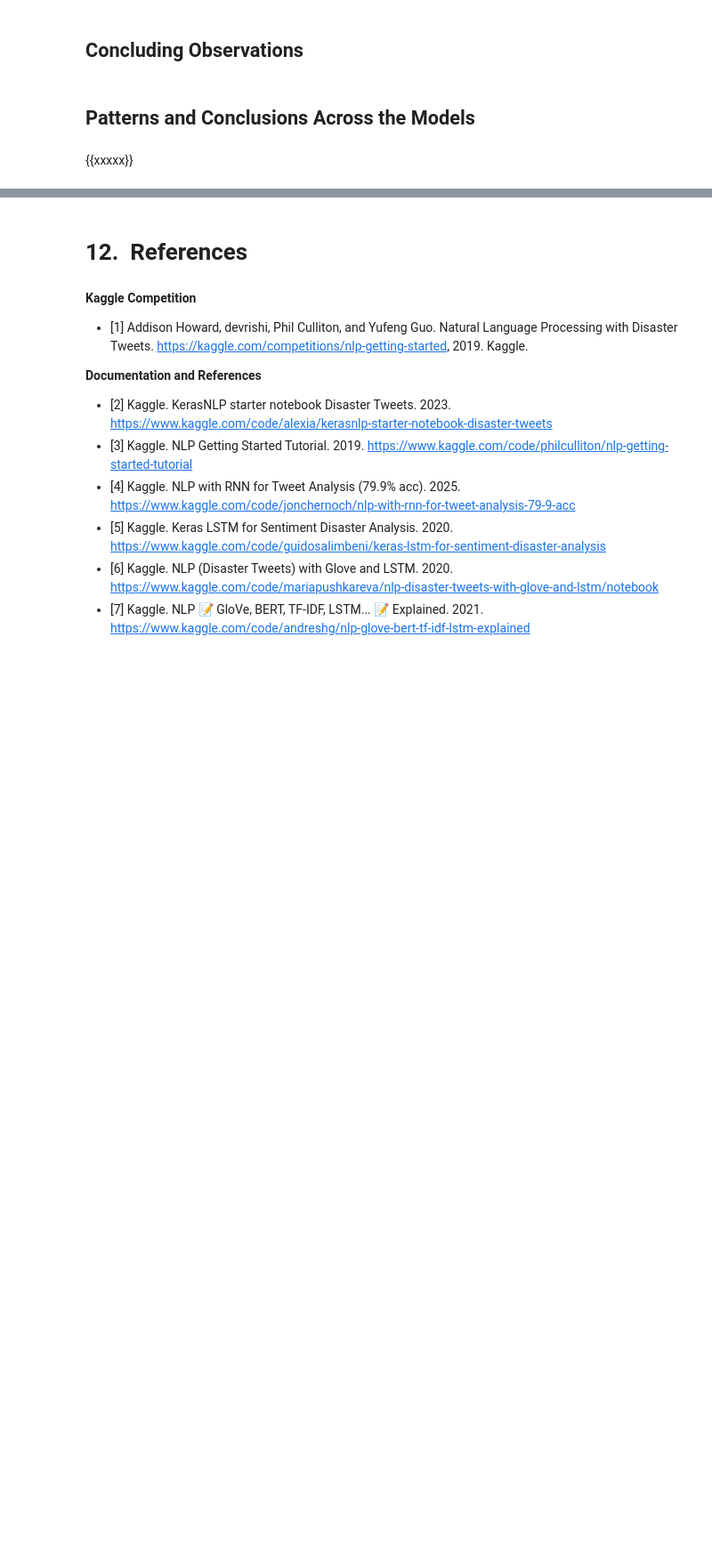
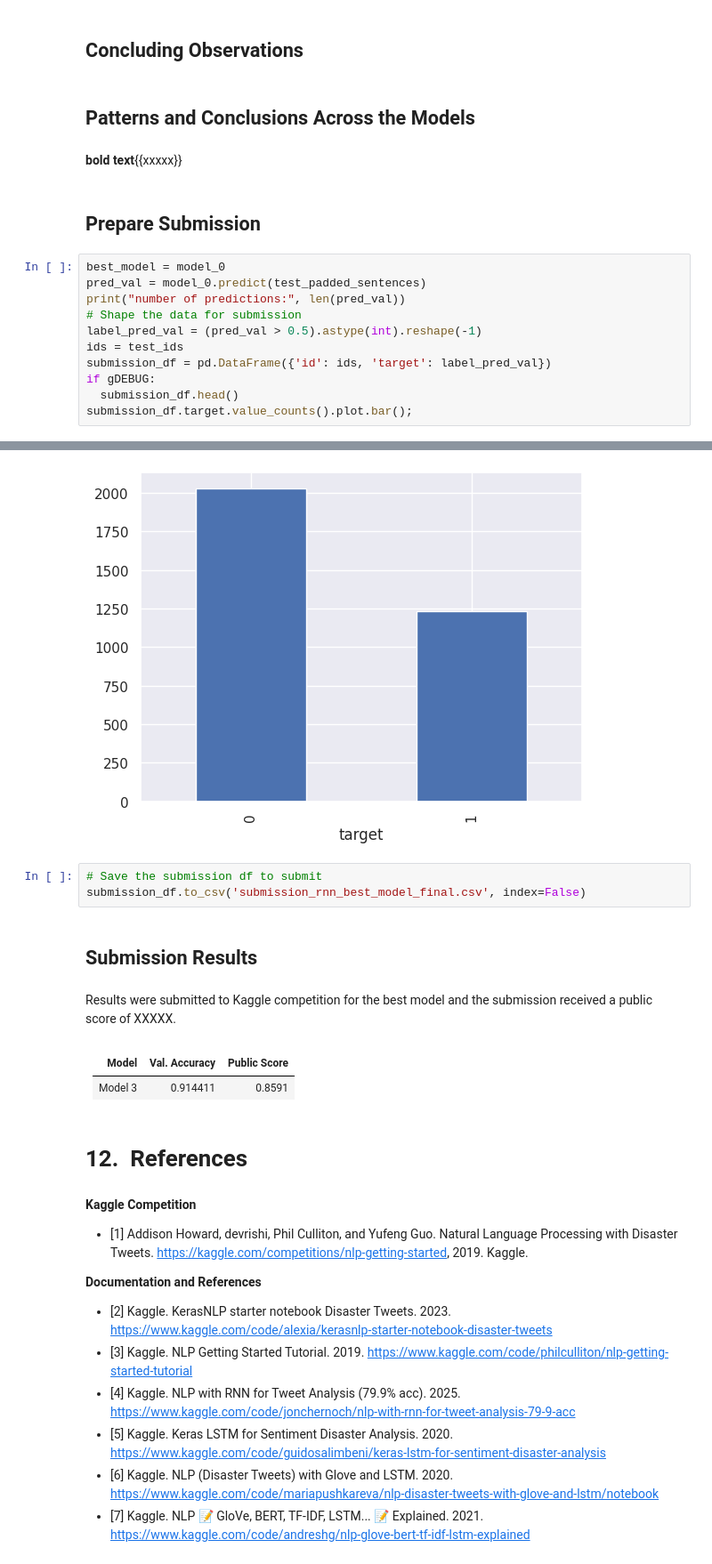
Before and after one commit to TOM-BOHN/MsDS-deep-learing-rnn-disaster-tweets, a Jupyter notebook: deep-learing-rnn-disaster-tweets.ipynb, the cells around one changed output, grey strips where cells are left out. Shown: that part at 89% size. Cells and saved outputs as stored; diff of their text form; blank space fills up the shorter version.

```diff
--- a/deep-learing-rnn-disaster-tweets.ipynb
+++ b/deep-learing-rnn-disaster-tweets.ipynb
@@ -1538,4 +1637,18 @@ learning_curve(history_0)
 # %% [markdown]
 ## Patterns and Conclusions Across the Models
 # %% [markdown]
-{{xxxxx}}
+**bold text**{{xxxxx}}
+# %% [markdown]
+## Prepare Submission
+# %%
+best_model = model_0
+pred_val = model_0.predict(test_padded_sentences)
+print("number of predictions:", len(pred_val))
+# Shape the data for submission
+label_pred_val = (pred_val > 0.5).astype(int).reshape(-1)
+ids = test_ids
+submission_df = pd.DataFrame({'id': ids, 'target': label_pred_val})
+if gDEBUG:
+  submission_df.head()
+submission_df.target.value_counts().plot.bar();
+# %% [output]
@@ -1542,3 +1657,15 @@ learning_curve(history_0)
+[figure, added]
+# %%
+# Save the submission df to submit
+submission_df.to_csv('submission_rnn_best_model_final.csv', index=False)
+# %% [markdown]
+## Submission Results
+# %% [markdown]
+Results were submitted to Kaggle competition for the best model and the submission received a public score of XXXXX.
+# %% [markdown]
+| Model             | Val. Accuracy | Public Score   |
+|:-----------------:|:-------------:|:--------------:|
+| Model 3           | 0.914411      | 0.8591         |
 # %% [markdown]
 # 12.&nbsp; References
 # %% [markdown]
```
Also changed, not shown: parts of 31 cells of this notebook.
